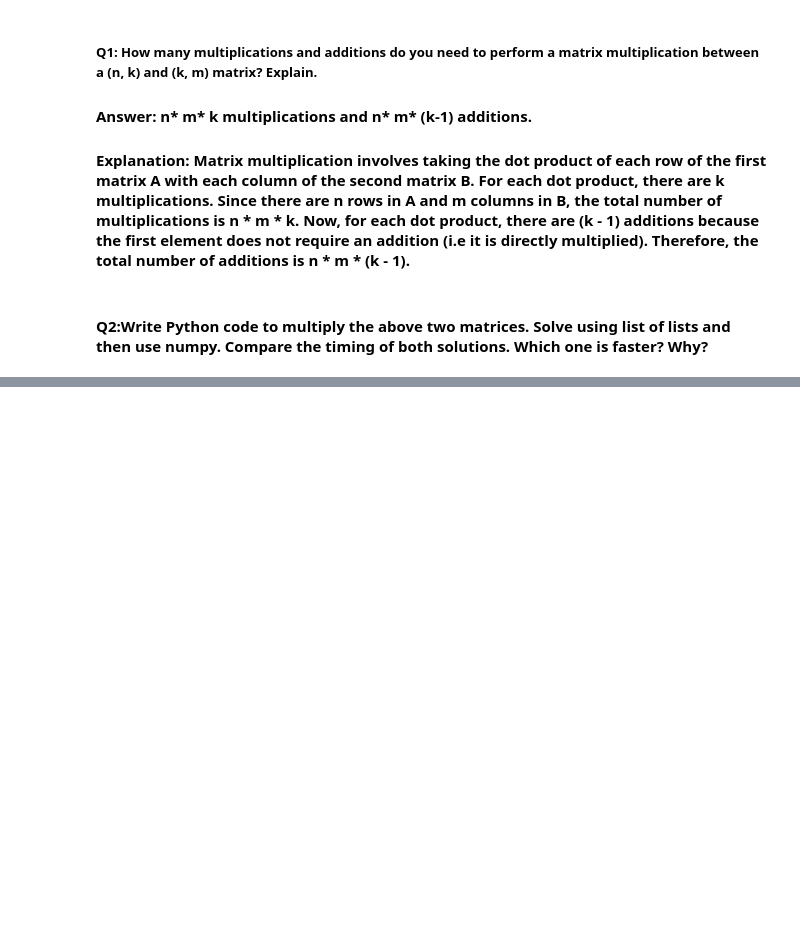
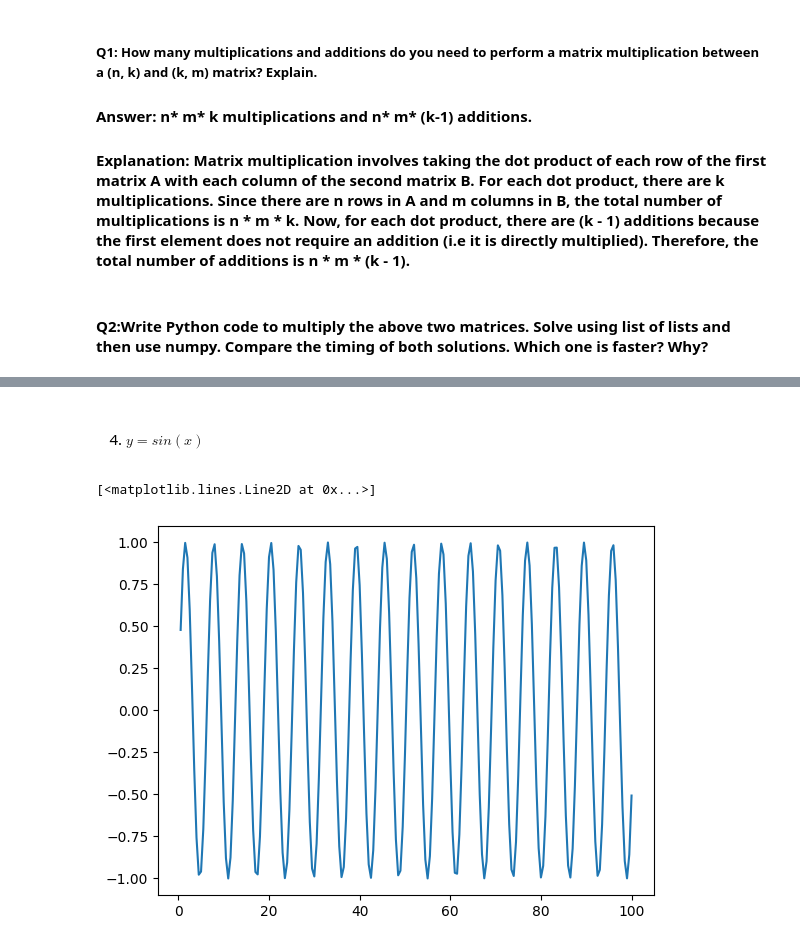
Before and after one commit to Deus1704/ML_Prerequisite_test, a Jupyter notebook: task.ipynb, the cells around one changed output, grey strips where cells are left out. Cells and saved outputs as stored; diff of their text form; code cells hidden in the pictures; blank space fills up the shorter version.

```diff
--- a/task.ipynb
+++ b/task.ipynb
@@ -60,0 +357,7 @@ The time taken by this method is: 0.00024962425231933594
+# %% [markdown]
+4. ##### $y= sin(x)$
+# %%
+plt.plot(arr_x,np.sin(arr_x))
+# %% [output]
+[<matplotlib.lines.Line2D at 0x...>]
+[figure, added]
```
Also changed, not shown: parts of 42 cells of this notebook.
